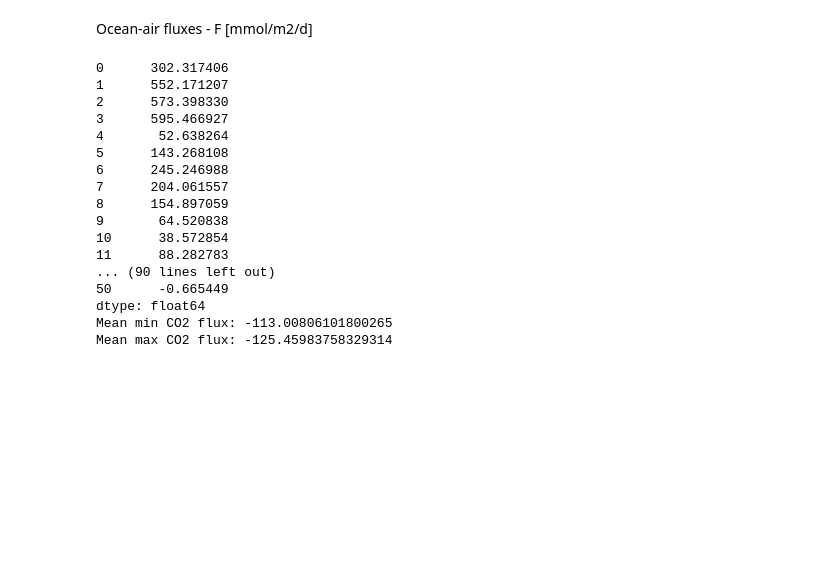
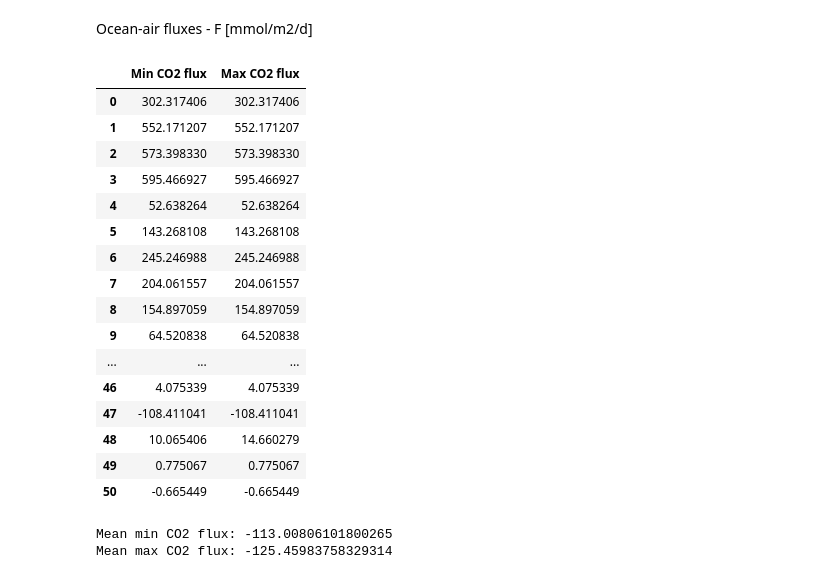
Before and after one commit to lolapricam/Sea-air_fluxes_Arctic, a Jupyter notebook: main_code.ipynb, the cells around one changed output. Saved outputs shown, nothing was run; the diff lists cells and outputs as text; code cells hidden in the pictures; blank space fills up the shorter version.

```diff
--- a/main_code.ipynb
+++ b/main_code.ipynb
@@ -250,31 +250,33 @@ Ocean-air fluxes - F [mmol/m2/d]
 # %%
 #Fick’s first law for CO2 (Fick, 1855)
 F_min_CO2_mmolm2d = Ki_min_CO2_md * (data["co2_mmolm3"] - C_eq_CO2 * 10**3)
-print(F_min_CO2_mmolm2d)
+F_max_CO2_mmolm2d = Ki_max_CO2_md * (data["co2_mmolm3"] - C_eq_CO2 * 10**3)
 
-F_max_CO2_mmolm2d = Ki_max_CO2_md * (data["co2_mmolm3"] - C_eq_CO2 * 10**3)
-print(F_max_CO2_mmolm2d)
+df = pd.DataFrame({'Min CO2 flux': F_min_CO2_mmolm2d, 'Max CO2 flux': F_max_CO2_mmolm2d})
+display(df)
 
 #mean values
 mean_F_min_CO2_mmolm2d = np.mean(F_min_CO2_mmolm2d)
 mean_F_max_CO2_mmolm2d = np.mean(F_max_CO2_mmolm2d)
 print("Mean min CO2 flux:", mean_F_min_CO2_mmolm2d)
 print("Mean max CO2 flux:", mean_F_max_CO2_mmolm2d)
 # %% [output]
+|  | Min CO2 flux | Max CO2 flux |
+| 0 | 302.317406 | 302.317406 |
+| 1 | 552.171207 | 552.171207 |
+| 2 | 573.398330 | 573.398330 |
+| 3 | 595.466927 | 595.466927 |
+| 4 | 52.638264 | 52.638264 |
+| 5 | 143.268108 | 143.268108 |
+| 6 | 245.246988 | 245.246988 |
+| 7 | 204.061557 | 204.061557 |
+| 8 | 154.897059 | 154.897059 |
+| 9 | 64.520838 | 64.520838 |
+| ... | ... | ... |
+| 46 | 4.075339 | 4.075339 |
+| 47 | -108.411041 | -108.411041 |
+| 48 | 10.065406 | 14.660279 |
+| 49 | 0.775067 | 0.775067 |
+| 50 | -0.665449 | -0.665449 |
-0      302.317406
-1      552.171207
-2      573.398330
-3      595.466927
-4       52.638264
-5      143.268108
-6      245.246988
-7      204.061557
-8      154.897059
-9       64.520838
-10      38.572854
-11      88.282783
-... (90 lines left out)
-50      -0.665449
-dtype: float64
 Mean min CO2 flux: -113.00806101800265
 Mean max CO2 flux: -125.45983758329314
```
Also changed, not shown: parts of 6 cells of this notebook.
